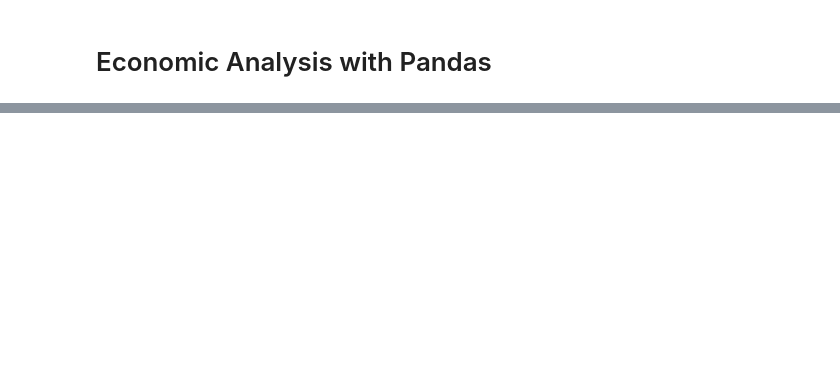
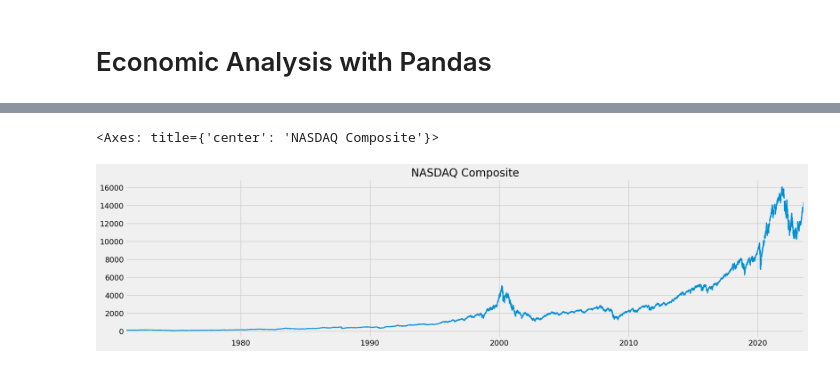
Before and after one commit to WackyChomp/data-analysis, a Jupyter notebook: 1-fred/1-economic-analysis.ipynb, the cells around one changed output, grey strips where cells are left out. Cells and saved outputs as stored; diff of their text form; code cells hidden in the pictures; blank space fills up the shorter version.

```diff
--- a/1-fred/1-economic-analysis.ipynb
+++ b/1-fred/1-economic-analysis.ipynb
@@ -51,0 +62,6 @@ snp_search.head()     # first 5 in descending order
+# %%
+nasdaq = fred.get_series(series_id = 'NASDAQCOM')
+nasdaq.plot(figsize=(20,5), title='NASDAQ Composite', lw=2)
+# %% [output]
+<Axes: title={'center': 'NASDAQ Composite'}>
+[figure, added]
```
Also changed, not shown: parts of 6 cells of this notebook.
